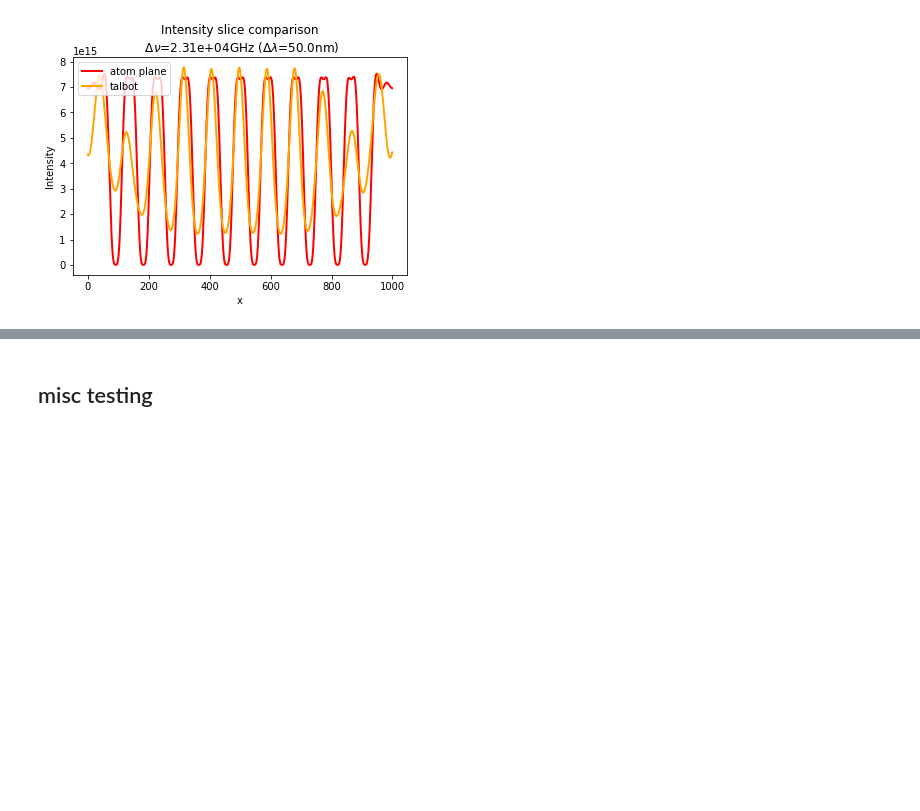
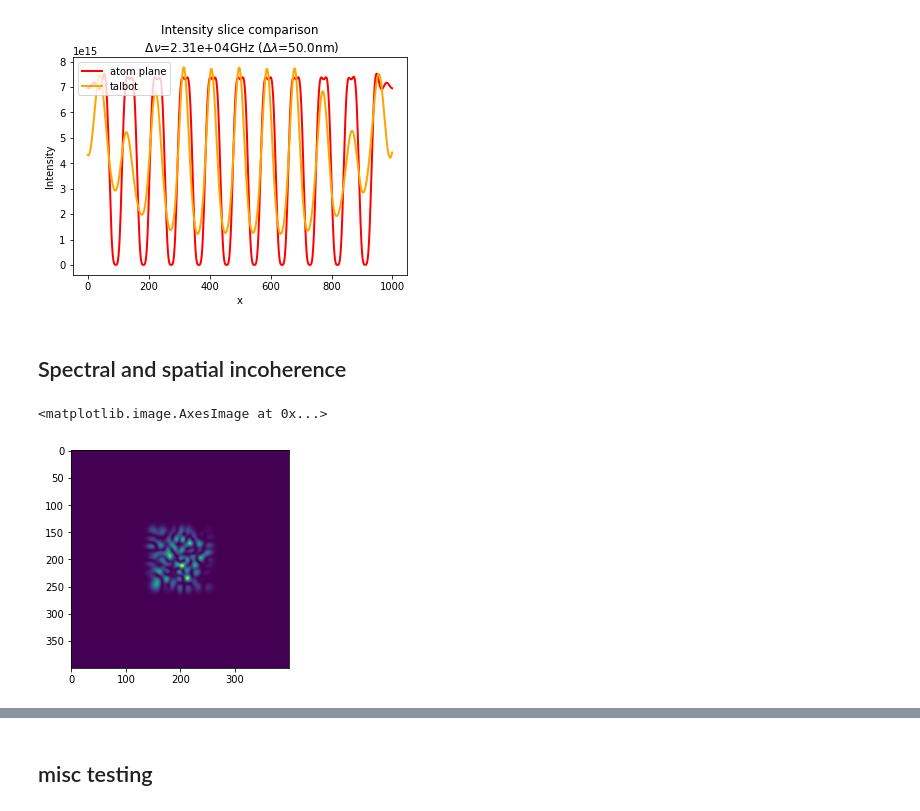
Before and after one commit to prhuft/fourier-optics, a Jupyter notebook: gba/spectrally_incoherent_gba.ipynb, the cells around one changed output, grey strips where cells are left out. Cells and saved outputs as stored; diff of their text form; code cells hidden in the pictures; blank space fills up the shorter version.

```diff
--- a/gba/spectrally_incoherent_gba.ipynb
+++ b/gba/spectrally_incoherent_gba.ipynb
@@ -317,3 +310,24 @@ if savefig:
 # %% [output]
 saved file to ..\images\plot_polychrm_23131241MHz_whitephi_z2_45um_xzslices_21pts_10x10.png
 [figure]
+# %% [markdown]
+## Spectral and spatial incoherence
+# %%
+# multimode field test from spatially_incoherent notebook
+
+# Make a spatially multi-mode laser field
+w0 = 1
+hw = 10*w0
+pts = 400
+xarr, midpt, xx, yy = get_meshgrid(hw,pts)
+
+nrange = 10
+
+field = multimode_field(nrange,w0,hw,pts)
+I2xy = real(field*conjugate(field))
+I2xy /= amax(I2xy)
+fig,ax = plt.subplots()
+ax.imshow(I2xy)
+# %% [output]
+<matplotlib.image.AxesImage at 0x...>
+[figure, added]
```
Also changed, not shown: parts of 5 cells of this notebook, 1 other file.
